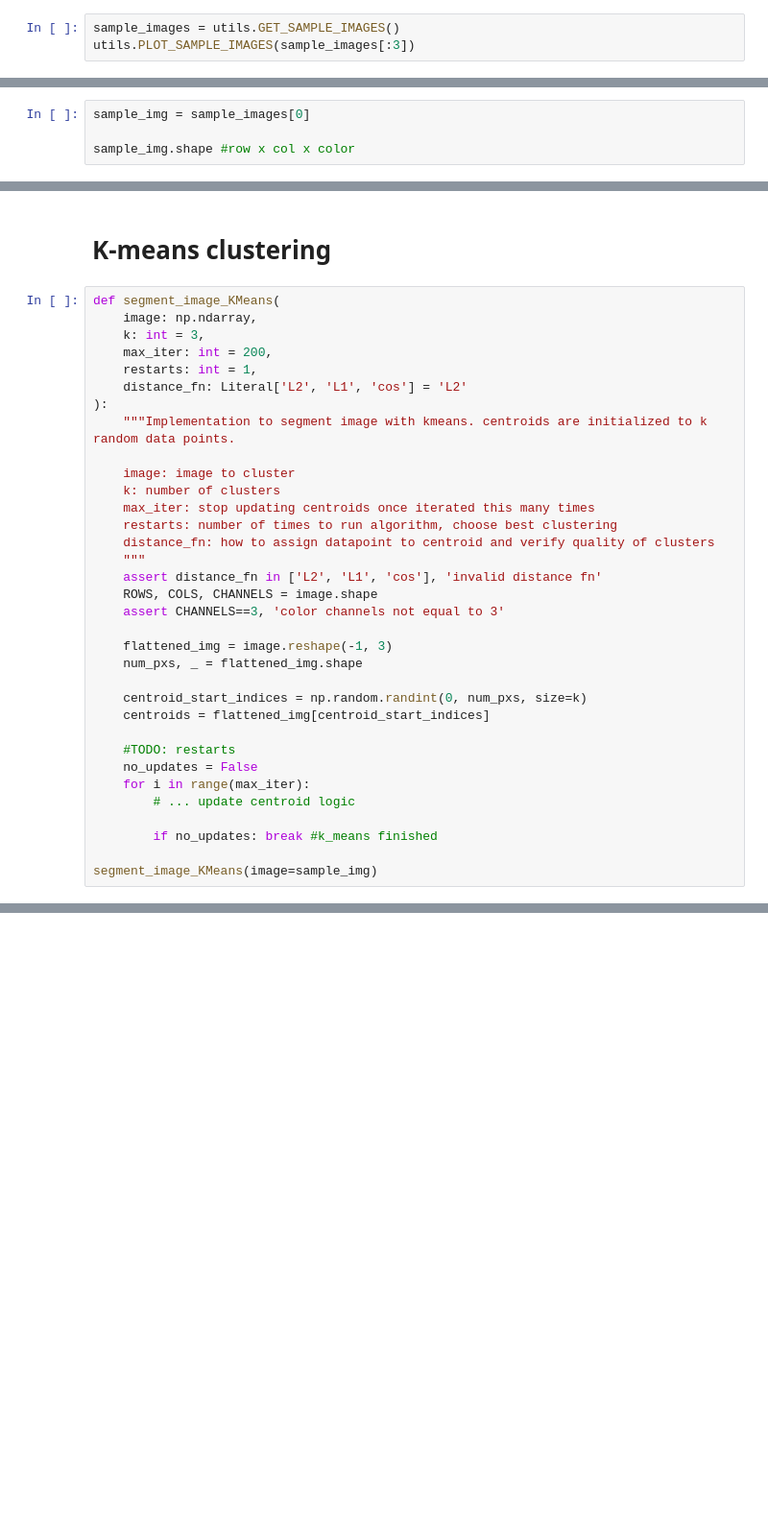
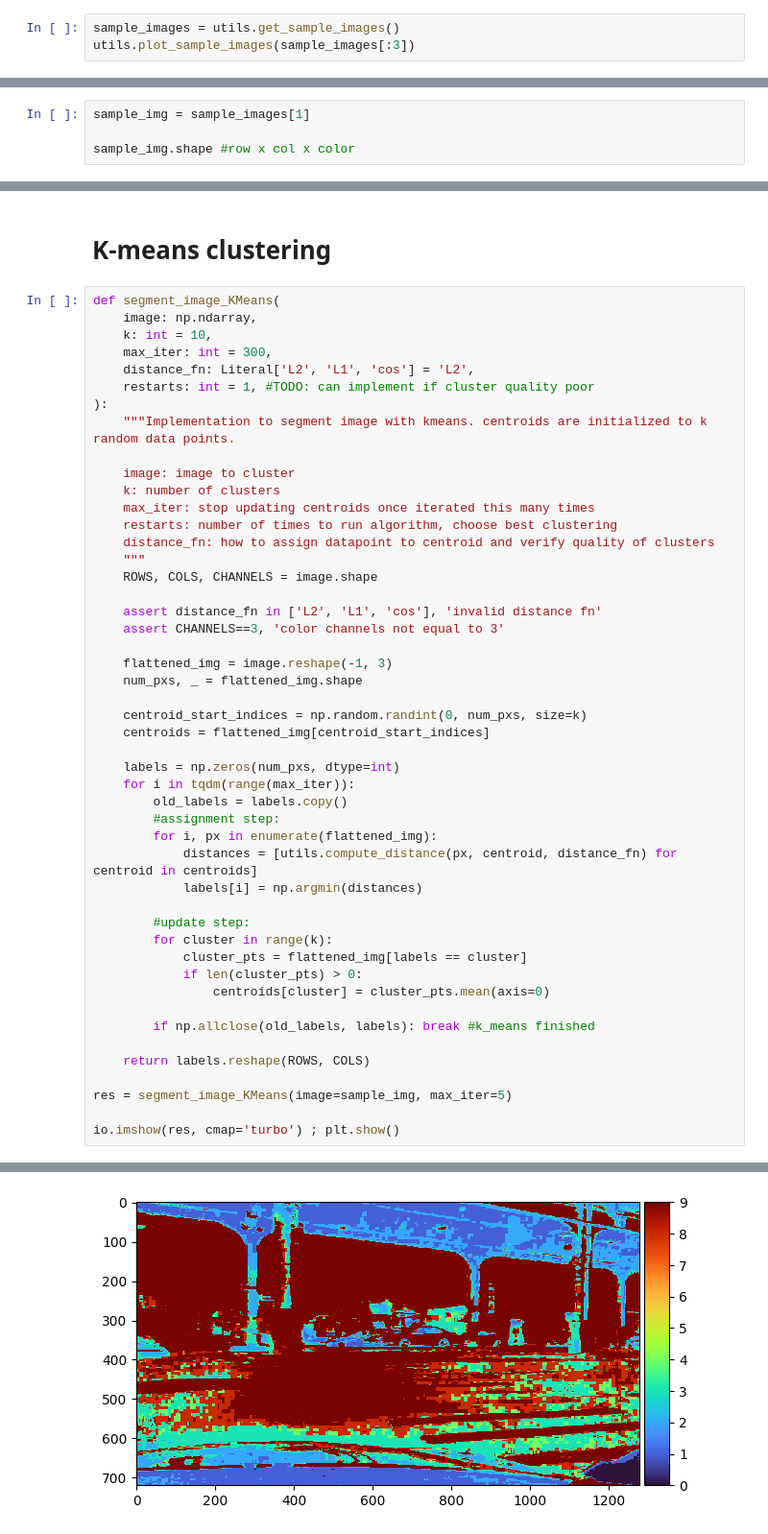
Before and after one commit to jtaylor-eng/full_frame_traffic_segmentation, a Jupyter notebook: k_means.ipynb, the cells around one changed output, grey strips where cells are left out. Shown at 96% size. Drawn from its saved outputs; the diff is of its cells as text; blank space fills up the shorter version.

Commit message:
finished unvectorized, vectorized, and torch implementation of K means clustering

```diff
--- a/k_means.ipynb
+++ b/k_means.ipynb
@@ -16,14 +18,14 @@ import utils
 # %% [markdown]
 # Simple data loading / sanity checking
 # %%
-sample_images = utils.GET_SAMPLE_IMAGES()
-utils.PLOT_SAMPLE_IMAGES(sample_images[:3])
+sample_images = utils.get_sample_images()
+utils.plot_sample_images(sample_images[:3])
 # %% [output]
 [figure]
 [figure]
 [figure]
 # %%
-sample_img = sample_images[0]
+sample_img = sample_images[1]
 
 sample_img.shape #row x col x color
 # %% [output]
@@ -61,10 +63,10 @@ array([53, 51, 54], dtype=uint8)
 # %%
 def segment_image_KMeans(
     image: np.ndarray,
-    k: int = 3,
-    max_iter: int = 200,
-    restarts: int = 1,
-    distance_fn: Literal['L2', 'L1', 'cos'] = 'L2'
+    k: int = 10,
+    max_iter: int = 300,
+    distance_fn: Literal['L2', 'L1', 'cos'] = 'L2',
+    restarts: int = 1, #TODO: can implement if cluster quality poor
 ):
     """Implementation to segment image with kmeans. centroids are initialized to k random data points.
 
@@ -74,8 +76,9 @@ def segment_image_KMeans(
     restarts: number of times to run algorithm, choose best clustering
     distance_fn: how to assign datapoint to centroid and verify quality of clusters
     """
+    ROWS, COLS, CHANNELS = image.shape
+
     assert distance_fn in ['L2', 'L1', 'cos'], 'invalid distance fn'
-    ROWS, COLS, CHANNELS = image.shape
     assert CHANNELS==3, 'color channels not equal to 3'
 
     flattened_img = image.reshape(-1, 3)
@@ -84,12 +87,25 @@ def segment_image_KMeans(
     centroid_start_indices = np.random.randint(0, num_pxs, size=k)
     centroids = flattened_img[centroid_start_indices]
 
-    #TODO: restarts
-    no_updates = False
-    for i in range(max_iter):
-        # ... update centroid logic
+    labels = np.zeros(num_pxs, dtype=int)
+    for i in tqdm(range(max_iter)):
+        old_labels = labels.copy()
+        #assignment step:
+        for i, px in enumerate(flattened_img):
+            distances = [utils.compute_distance(px, centroid, distance_fn) for centroid in centroids]
+            labels[i] = np.argmin(distances)
 
-        if no_updates: break #k_means finished
+        #update step:
+        for cluster in range(k):
+            cluster_pts = flattened_img[labels == cluster]
+            if len(cluster_pts) > 0:
+                centroids[cluster] = cluster_pts.mean(axis=0)
 
-segment_image_KMeans(image=sample_img)
+        if np.allclose(old_labels, labels): break #k_means finished
+
+    return labels.reshape(ROWS, COLS)
+
+res = segment_image_KMeans(image=sample_img, max_iter=5)
+
+io.imshow(res, cmap='turbo') ; plt.show()
 # %% [output]
@@ -99,0 +112 @@ segment_image_KMeans(image=sample_img)
+[figure, added]
```
Also changed, not shown: parts of 8 cells of this notebook, 5 other files.
